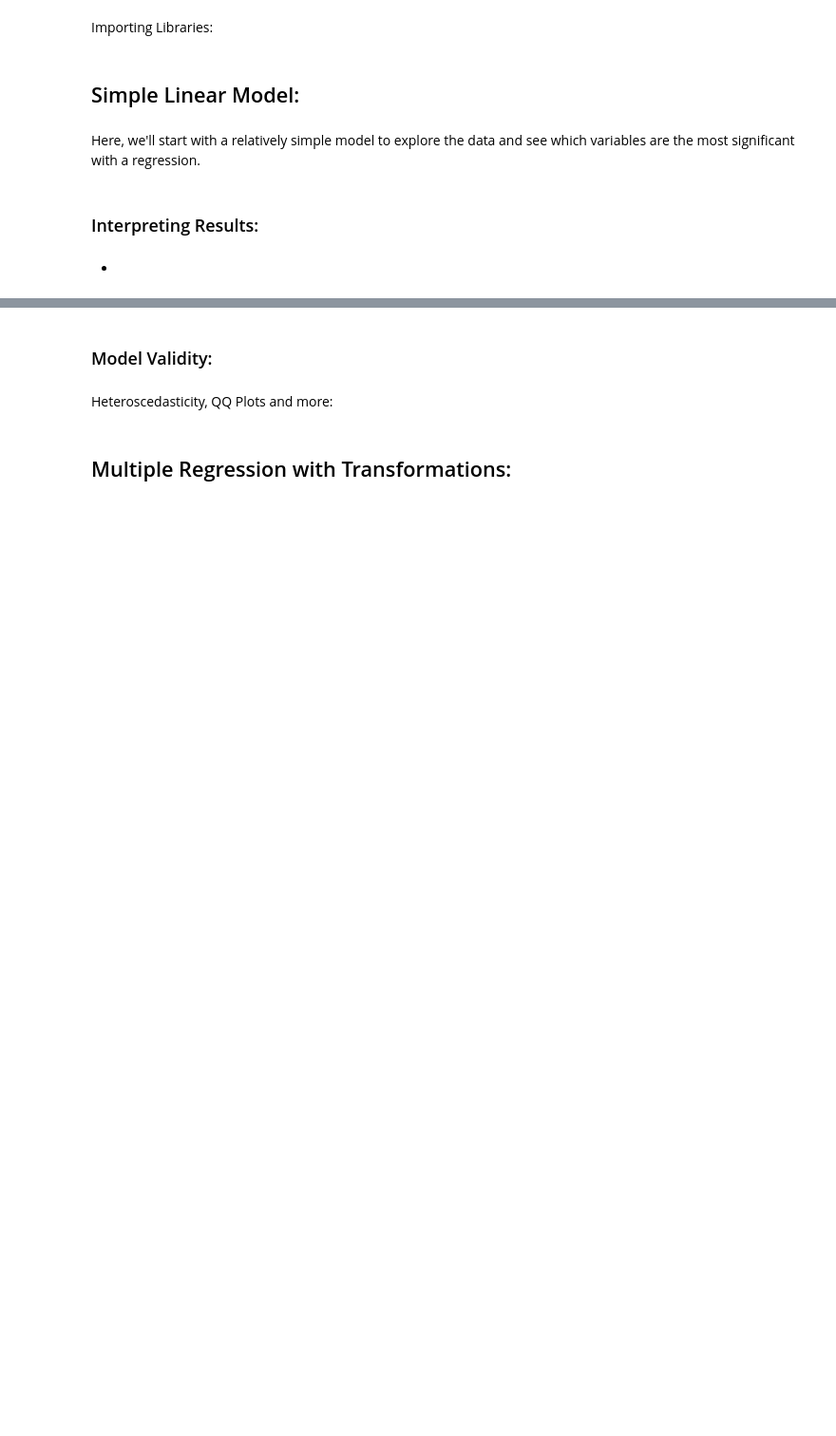
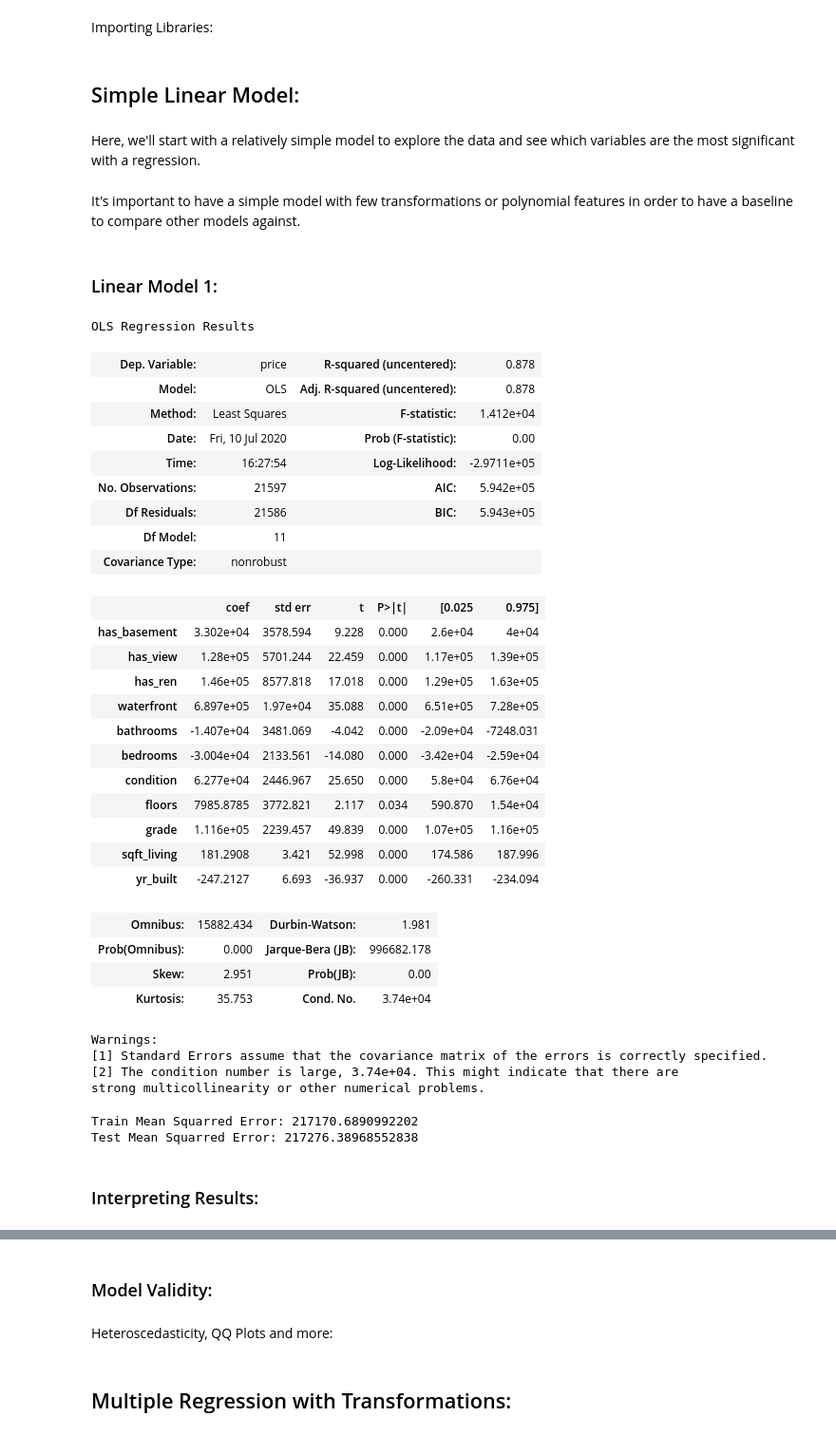
Before and after one commit to thomaskbrown18/Predicting_Home_Prices, a Jupyter notebook: student.ipynb, the cells around one changed output, grey strips where cells are left out. Shown at 95% size. Cells and saved outputs as stored; diff of their text form; code cells hidden in the pictures; blank space fills up the shorter version.

```diff
--- a/student.ipynb
+++ b/student.ipynb
@@ -443,0 +412,3 @@ Much better!  It looks like we'll just need to take care of sqft_living vs. sqft
+# %%
+cat = ['has_basement', 'has_view', 'has_ren', 'waterfront']
+df_cat = df[cat]
@@ -471,13 +507,63 @@ warnings.filterwarnings('ignore')
 ## Simple Linear Model:
 # %% [markdown]
 Here, we'll start with a relatively simple model to explore the data and see which variables are the most significant with a regression.
+# %% [markdown]
+It's important to have a simple model with few transformations or polynomial features in order to have a baseline to compare other models against.
+# %% [markdown]
+### Linear Model 1:
 # %%
-# This model essentially uses everything.  Do not run yet.  Clean first.
-predictors = df.drop('price', axis=1)
-predictors_int = sm.add_constant(predictors)
-model = sm.OLS(df['price'],predictors_int).fit()
+#Model 1
+model = sm.OLS(df['price'],blX).fit()
 model.summary()
+# %% [output]
+OLS Regression Results
+| Dep. Variable: | price | R-squared (uncentered): | 0.878 |
+| Model: | OLS | Adj. R-squared (uncentered): | 0.878 |
+| Method: | Least Squares | F-statistic: | 1.412e+04 |
+| Date: | Fri, 10 Jul 2020 | Prob (F-statistic): | 0.00 |
+| Time: | 16:27:54 | Log-Likelihood: | -2.9711e+05 |
+| No. Observations: | 21597 | AIC: | 5.942e+05 |
+| Df Residuals: | 21586 | BIC: | 5.943e+05 |
+| Df Model: | 11 |  |  |
+| Covariance Type: | nonrobust |  |  |
+|  | coef | std err | t | P>|t| | [0.025 | 0.975] |
+| has_basement | 3.302e+04 | 3578.594 | 9.228 | 0.000 | 2.6e+04 | 4e+04 |
+| has_view | 1.28e+05 | 5701.244 | 22.459 | 0.000 | 1.17e+05 | 1.39e+05 |
+| has_ren | 1.46e+05 | 8577.818 | 17.018 | 0.000 | 1.29e+05 | 1.63e+05 |
+| waterfront | 6.897e+05 | 1.97e+04 | 35.088 | 0.000 | 6.51e+05 | 7.28e+05 |
+| bathrooms | -1.407e+04 | 3481.069 | -4.042 | 0.000 | -2.09e+04 | -7248.031 |
+| bedrooms | -3.004e+04 | 2133.561 | -14.080 | 0.000 | -3.42e+04 | -2.59e+04 |
+| condition | 6.277e+04 | 2446.967 | 25.650 | 0.000 | 5.8e+04 | 6.76e+04 |
+| floors | 7985.8785 | 3772.821 | 2.117 | 0.034 | 590.870 | 1.54e+04 |
+| grade | 1.116e+05 | 2239.457 | 49.839 | 0.000 | 1.07e+05 | 1.16e+05 |
+| sqft_living | 181.2908 | 3.421 | 52.998 | 0.000 | 174.586 | 187.996 |
+| yr_built | -247.2127 | 6.693 | -36.937 | 0.000 | -260.331 | -234.094 |
+| Omnibus: | 15882.434 | Durbin-Watson: | 1.981 |
+| Prob(Omnibus): | 0.000 | Jarque-Bera (JB): | 996682.178 |
+| Skew: | 2.951 | Prob(JB): | 0.00 |
+| Kurtosis: | 35.753 | Cond. No. | 3.74e+04 |
+Warnings:
+[1] Standard Errors assume that the covariance matrix of the errors is correctly specified.
+[2] The condition number is large, 3.74e+04. This might indicate that there are
+strong multicollinearity or other numerical problems.
+# %%
+#Model 1
+from sklearn.linear_model import LinearRegression
+linreg = LinearRegression()
+linreg.fit(X_train, y_train)
+
+y_hat_train = linreg.predict(X_train)
+y_hat_test = linreg.predict(X_test)
+
+train_residuals = y_hat_train - y_train
+test_residuals = y_hat_test - y_test
+
+mse_train = np.sum((y_train-y_hat_train)**2)/len(y_train)
+mse_test = np.sum((y_test-y_hat_test)**2)/len(y_test)
+print('Train Mean Squarred Error:', np.sqrt(mse_train))
+print('Test Mean Squarred Error:', np.sqrt(mse_test))
+# %% [output]
+Train Mean Squarred Error: 217170.6890992202
+Test Mean Squarred Error: 217276.38968552838
 # %% [markdown]
 ### Interpreting Results:
-# %% [markdown]
--
```
Also changed, not shown: parts of 53 cells of this notebook.
